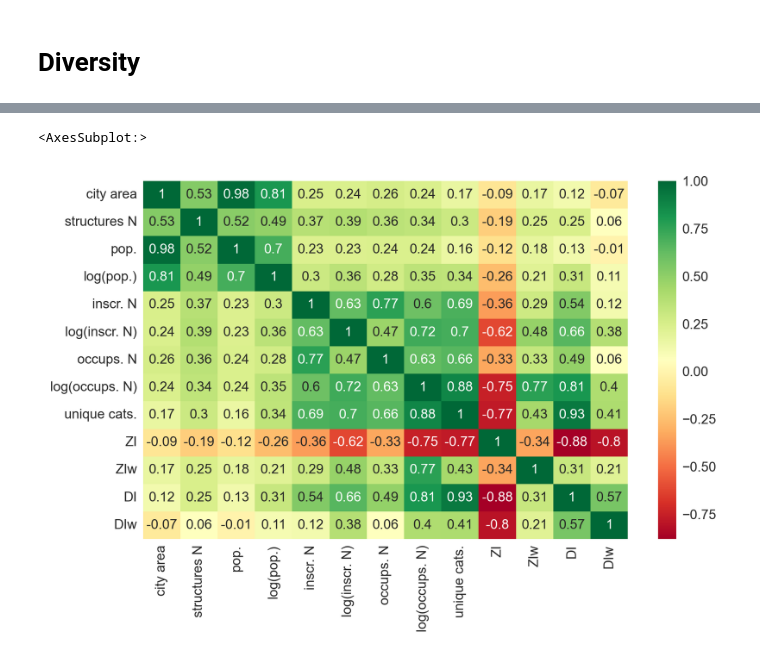
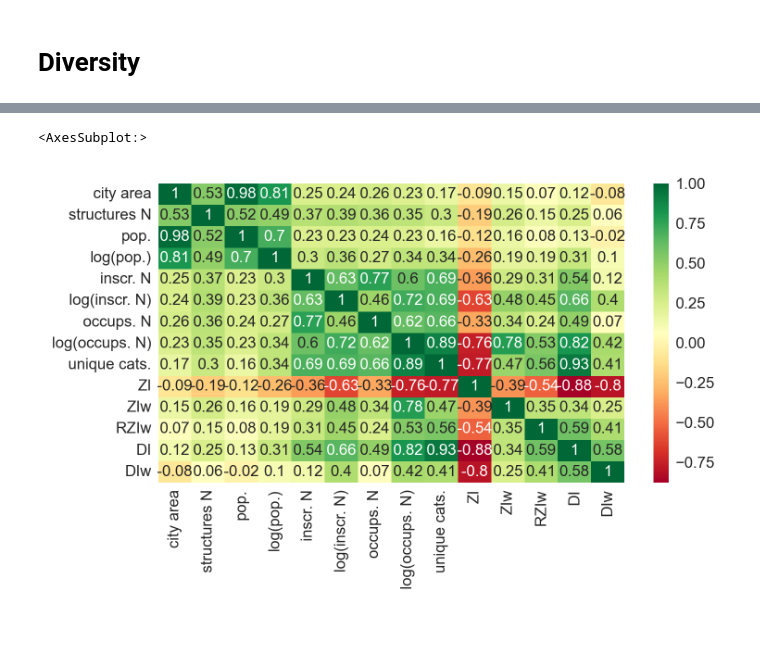
Before and after one commit to sdam-au/social_diversity, a Jupyter notebook: scripts/DIVERSITYvsSPECIALIZATION.ipynb, the cells around one changed output, grey strips where cells are left out. Saved outputs shown, nothing was run; the diff lists cells and outputs as text; code cells hidden in the pictures; blank space fills up the shorter version.

```diff
--- a/scripts/DIVERSITYvsSPECIALIZATION.ipynb
+++ b/scripts/DIVERSITYvsSPECIALIZATION.ipynb
@@ -581,21 +554,3 @@ roman_cities_wo.sort_values("RZIw", ascending=False)[["Ancient Toponym", "inscr_
-# %%
-# shares squared:
-
-def get_shares_squared(occups_cat_vec):
-    a = np.array(occups_cat_vec, dtype=float)
-    a = (a**2) / sum(a)
-    return a
-roman_cities_wo["shares_squared_vec"] = roman_cities_wo["occups_cats_vec"].apply(get_shares_squared)
-roman_cities_wo["ZI2"] = roman_cities_wo["shares_squared_vec"].apply(max)
-# %%
-def get_rzi2(occups_cat_vec):
-    a = np.array(occups_cat_vec, dtype=float)
-    a = (a**2) / sum(a)
-    b = total_shares
-    shares_weighted =  np.divide(a, b, out=np.zeros_like(a), where=b!=0)
-    RZI2 = max(shares_weighted)
-    return RZI2
-roman_cities_wo["RZI2"] = roman_cities_wo["occups_cats_vec"].apply(get_rzi2)
 # %% [markdown]
 # Diversity
 # %%
@@ -675,2 +616,4 @@ roman_cities_wo.sort_values("DIw", ascending=False)[["Ancient Toponym", "inscr_N
 | 882 | Cluviae | 23.0 | 1.0 | 1 | 0.000000 | 1.0 | 0.000000 |
 313 rows × 7 columns
+# %%
+roman_cities_wo["occups_mask"] = roman_cities_wo["occups_mask"].apply(list)
@@ -677,8 +626,7 @@ roman_cities_wo.sort_values("DIw", ascending=False)[["Ancient Toponym", "inscr_N
 # %%
 roman_cities_wo_quant = roman_cities_wo[
     roman_cities_wo["Ancient Toponym"]!="Roma"][[
-   'Area', 'num_of_structures','pop_est', 'pop_est_log', 'inscr_N',  'inscr_N_log', 'occups_N', 'occups_N_log', 'occups_cats_unique_N',
- 'ZI', 'ZIw','DI',"DIw"]]
+   'Area', 'num_of_structures','pop_est', 'pop_est_log', 'inscr_N',  'inscr_N_log', 'occups_N', 'occups_N_log', 'occups_cats_unique_N', "ZI", 'ZIw', "RZIw",'DI',"DIw"]]
 # %%
 corr_matrix = roman_cities_wo_quant.corr()
 corr_matrix = corr_matrix.round(2)
@@ -701,7 +650,7 @@ corr_matrix
 # %%
-col_labels = ["city area", "structures N", "pop.", "log(pop.)", "inscr. N", "log(inscr. N)", "occups. N", "log(occups. N)", "unique cats.", "ZI", "ZIw", "DI", "DIw"]
-fig,ax=plt.subplots(tight_layout=True)
+col_labels = ["city area", "structures N", "pop.", "log(pop.)", "inscr. N", "log(inscr. N)", "occups. N", "log(occups. N)", "unique cats.", "ZI", "ZIw", "RZIw", "DI", "DIw"]
+fig,ax=plt.subplots(figsize=(5.2,3.2), tight_layout=True)
 sns.heatmap(corr_matrix, xticklabels=col_labels, yticklabels=col_labels, ax=ax, cmap="RdYlGn", annot=True)
 # %% [output]
 <AxesSubplot:>
-[figure, old version]
+[figure, new version]
```
Also changed, not shown: parts of 51 cells of this notebook, 20 other files.
